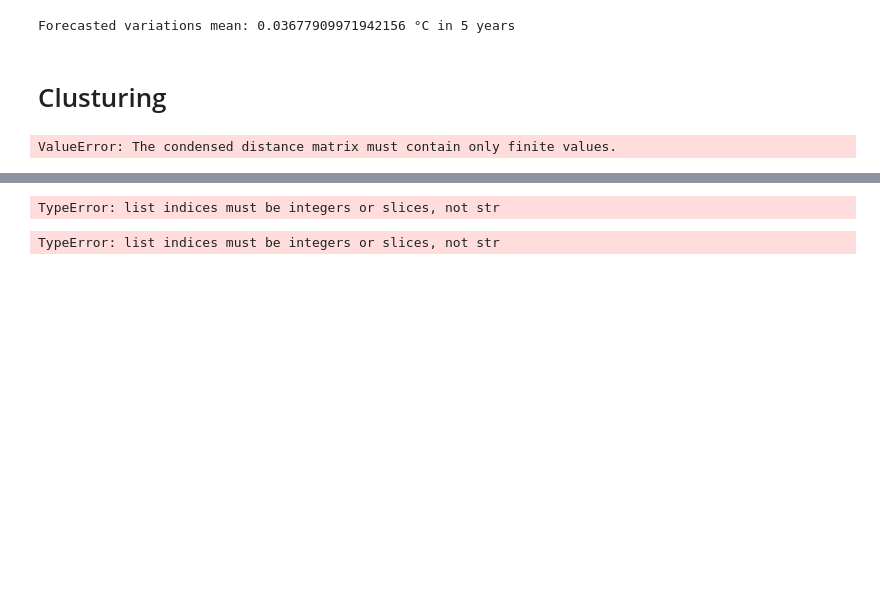
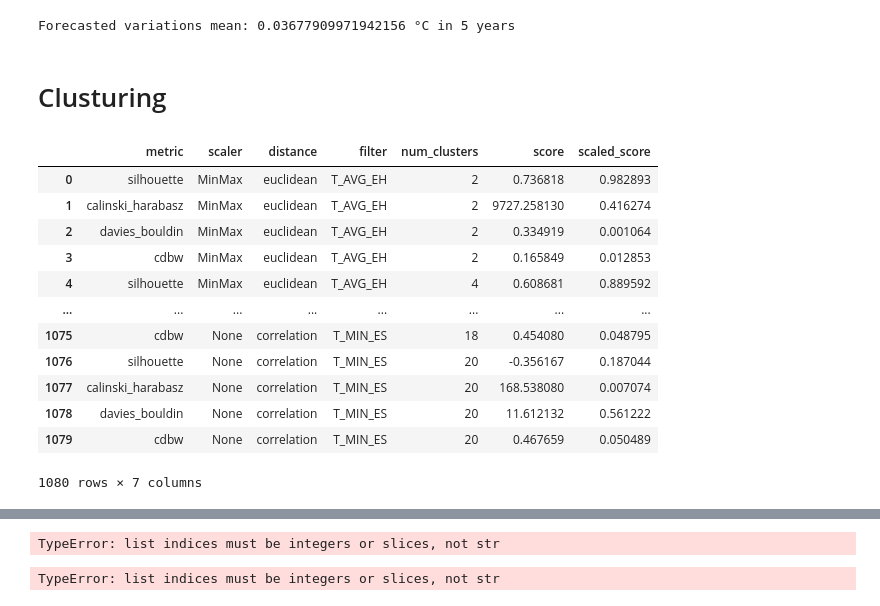
Before and after one commit to tutur90/Weather-Forecast, a Jupyter notebook: Map_forcast.ipynb, the cells around one changed output, grey strips where cells are left out. Drawn from its saved outputs; the diff is of its cells as text; code cells hidden in the pictures; blank space fills up the shorter version.

```diff
--- a/Map_forcast.ipynb
+++ b/Map_forcast.ipynb
@@ -279,7 +279,7 @@ from scipy.spatial.distance import pdist, squareform
 from sklearn.cluster import AgglomerativeClustering
 
 
-dfc = df.copy().sample(frac = 0.02)
+dfc = df.copy().sample(frac = 0.01)
 
 test_clusters = 20
 
@@ -302,31 +302,43 @@ labels = []
 
 for n, (scaler, filter, distance) in tqdm(enumerate(list_params), total=len(list_params)):
 
 
     if scaler != 'None':
       if scaler == 'MinMax':
         used_scaler = MinMaxScaler()
       else:
         used_scaler = StandardScaler()
       dfcs = pd.DataFrame(used_scaler.fit_transform(dfc), columns=dfc.columns)
     else:
       dfcs = dfc
 
     df_f = dfcs[filter]
 
     for cluster in range(2,test_clusters+1, 2):
         clust = AgglomerativeClustering(n_clusters=cluster, metric=distance,  linkage='ward' if distance == 'euclidian' else 'average')
         clust.fit_predict(df_f)
 
         labels.append({'filter': filter, "distance": distance, 'scaler': scaler, 'num_clusters': cluster, 'labels': clust.labels_})
         for metric in metrics:
             results.append({'metric': metric, 'scaler': scaler, "distance": distance, 'filter': filter,  'num_clusters': cluster, 'score': get_eval_metric(metric)(df_f, clust.labels_)})
 
 results = pd.DataFrame(results)
 
 
 results['scaled_score'] = results.groupby('metric')['score'].transform(lambda x: MinMaxScaler().fit_transform(x.values.reshape(-1, 1)).reshape(-1))
 
 results
 # %% [output]
+|  | metric | scaler | distance | filter | num_clusters | score | scaled_score |
+| 0 | silhouette | MinMax | euclidean | T_AVG_EH | 2 | 0.736818 | 0.982893 |
+| 1 | calinski_harabasz | MinMax | euclidean | T_AVG_EH | 2 | 9727.258130 | 0.416274 |
+| 2 | davies_bouldin | MinMax | euclidean | T_AVG_EH | 2 | 0.334919 | 0.001064 |
+| 3 | cdbw | MinMax | euclidean | T_AVG_EH | 2 | 0.165849 | 0.012853 |
+| 4 | silhouette | MinMax | euclidean | T_AVG_EH | 4 | 0.608681 | 0.889592 |
+| ... | ... | ... | ... | ... | ... | ... | ... |
+| 1075 | cdbw | None | correlation | T_MIN_ES | 18 | 0.454080 | 0.048795 |
+| 1076 | silhouette | None | correlation | T_MIN_ES | 20 | -0.356167 | 0.187044 |
+| 1077 | calinski_harabasz | None | correlation | T_MIN_ES | 20 | 168.538080 | 0.007074 |
+| 1078 | davies_bouldin | None | correlation | T_MIN_ES | 20 | 11.612132 | 0.561222 |
+| 1079 | cdbw | None | correlation | T_MIN_ES | 20 | 0.467659 | 0.050489 |
-ValueError: The condensed distance matrix must contain only finite values.
+1080 rows × 7 columns
```
Also changed, not shown: parts of 8 cells of this notebook.
